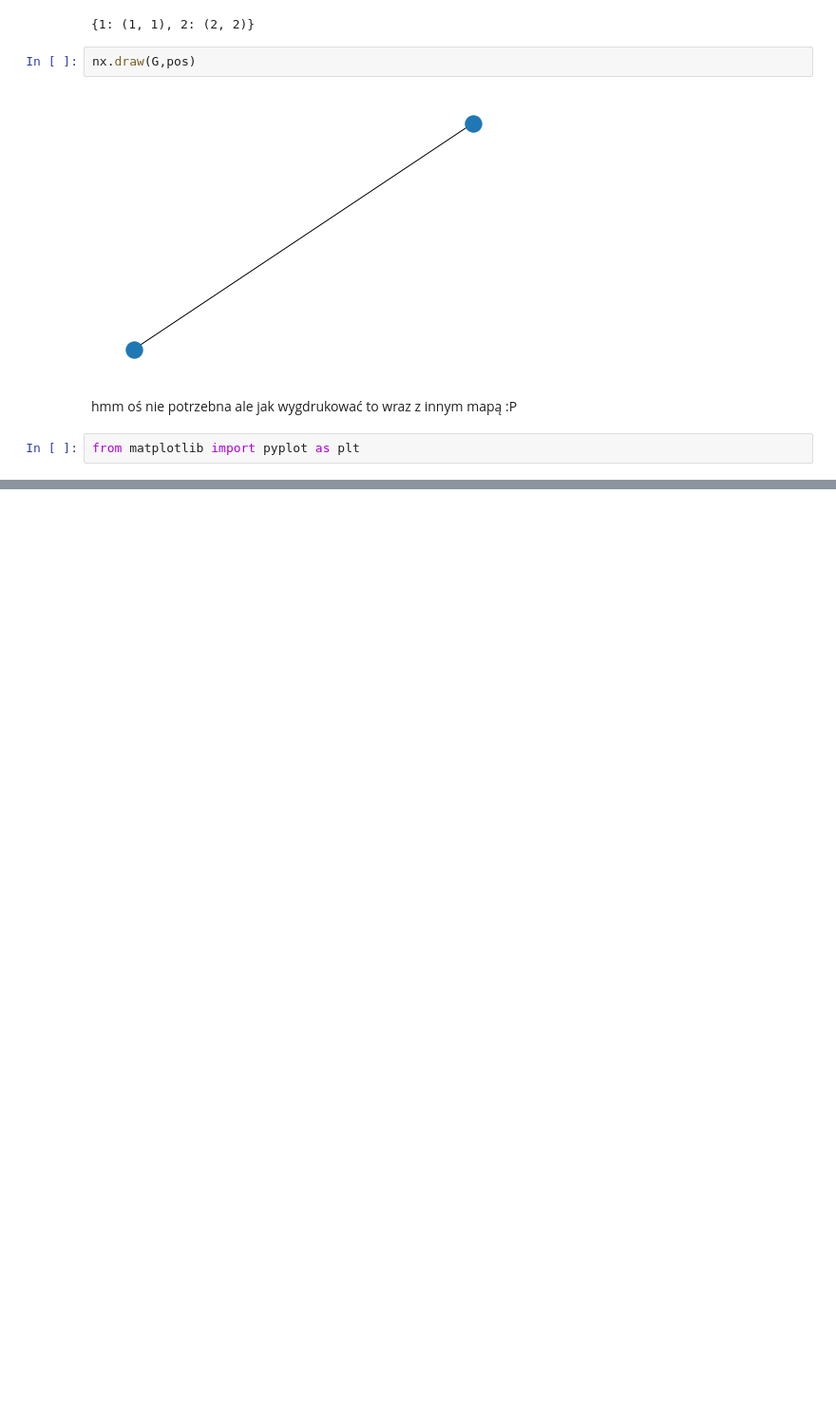
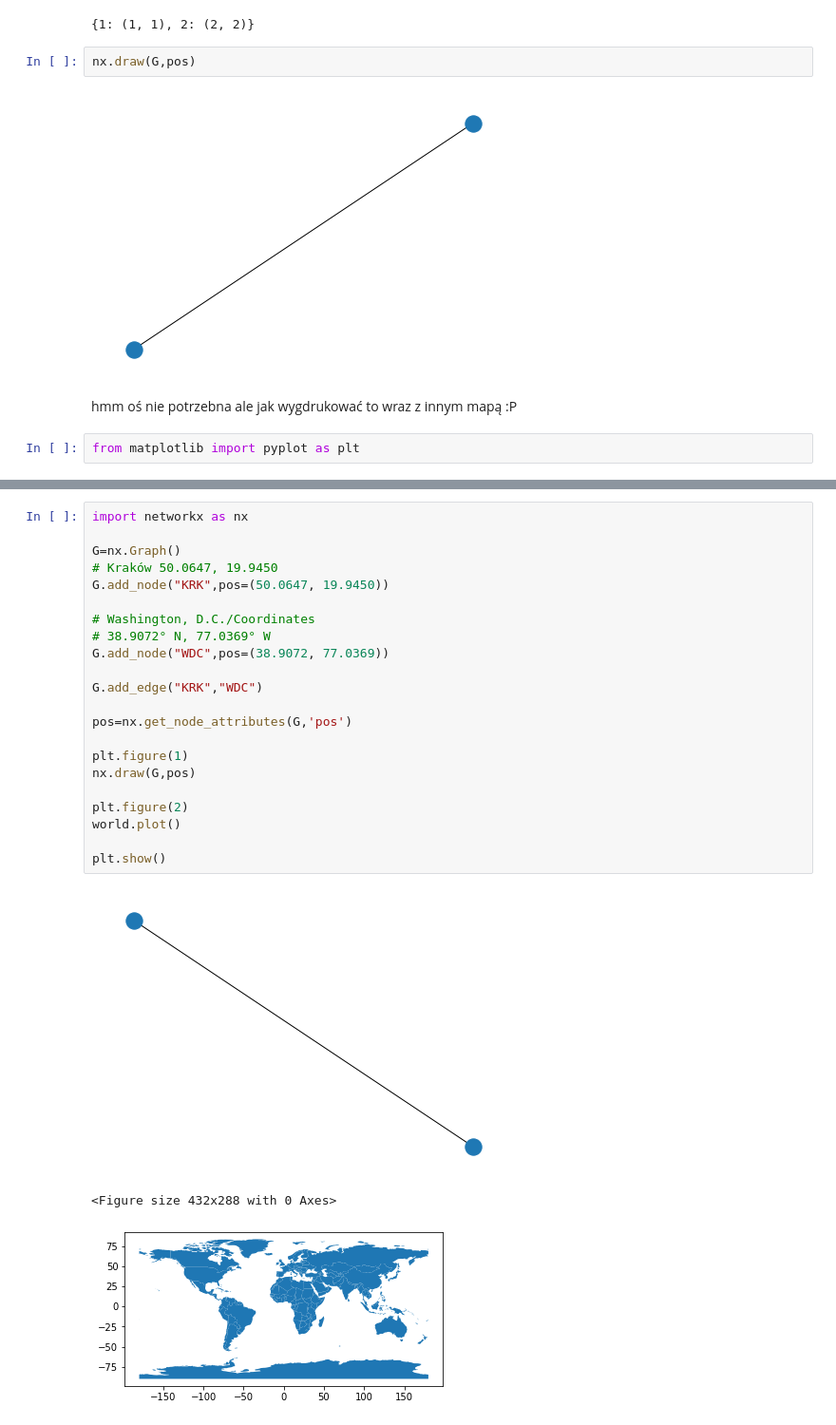
Before and after one commit to ciepielajan/Graph-, a Jupyter notebook: networkx_with_coordinate.ipynb, the cells around one changed output, grey strips where cells are left out. Shown at 95% size. Cells and saved outputs as stored; diff of their text form; blank space fills up the shorter version.

```diff
--- a/networkx_with_coordinate.ipynb
+++ b/networkx_with_coordinate.ipynb
@@ -27,0 +66,26 @@ from matplotlib import pyplot as plt
+# %%
+import networkx as nx
+
+G=nx.Graph()
+# Kraków 50.0647, 19.9450
+G.add_node("KRK",pos=(50.0647, 19.9450))
+
+# Washington, D.C./Coordinates
+# 38.9072° N, 77.0369° W
+G.add_node("WDC",pos=(38.9072, 77.0369))
+
+G.add_edge("KRK","WDC")
+
+pos=nx.get_node_attributes(G,'pos')
+
+plt.figure(1)
+nx.draw(G,pos)
+
+plt.figure(2)
+world.plot()
+
+plt.show()
+# %% [output]
+[figure, added]
+<Figure size 432x288 with 0 Axes>
+[figure, added]
```
Also changed, not shown: parts of 7 cells of this notebook.
